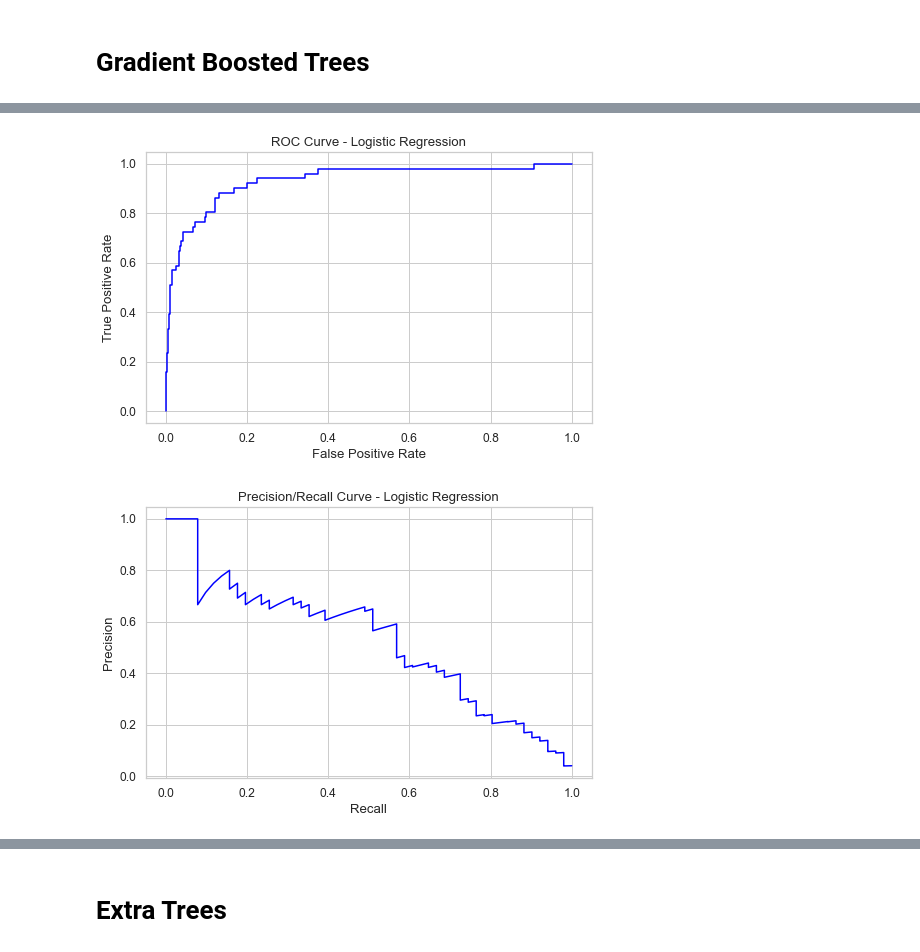
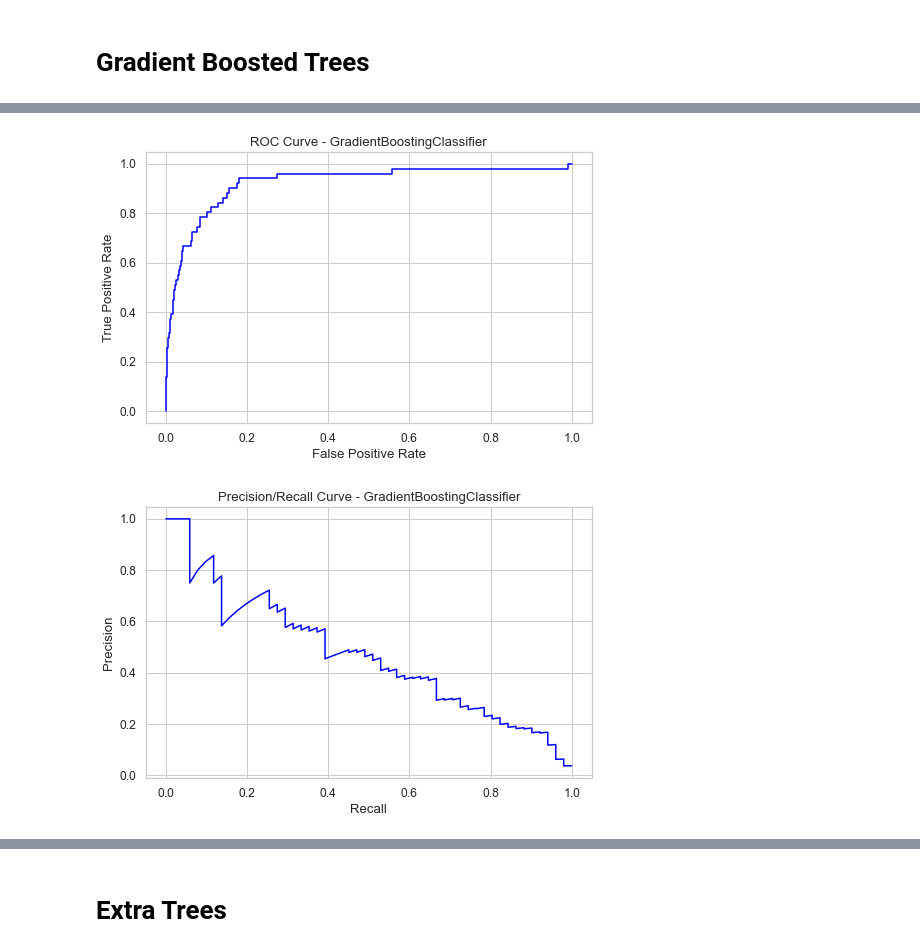
Before and after one commit to ReedBallesterosNU/MSDS-422-DL-Practical-Machine-Learning, a Jupyter notebook: Module-05/Assignment-02/Module 5 Assignment 2 - Company Bankruptcy Prediction (Kaggle)-Edit.ipynb, the cells around one changed output, grey strips where cells are left out. Drawn from its saved outputs; the diff is of its cells as text; code cells hidden in the pictures.

```diff
--- a/Module-05/Assignment-02/Module 5 Assignment 2 - Company Bankruptcy Prediction (Kaggle)-Edit.ipynb
+++ b/Module-05/Assignment-02/Module 5 Assignment 2 - Company Bankruptcy Prediction (Kaggle)-Edit.ipynb
@@ -307,7 +307,11 @@ kf = KFold(n_splits=K, shuffle=True, random_state=42)
 # Random Forest Classifier
 # %%
 %%time
-rfc_model = RandomForestClassifier(n_estimators=500, max_leaf_nodes=16, max_features='log2', criterion='gini', random_state=42)
+rfc_model = RandomForestClassifier(n_estimators=500,
+            max_leaf_nodes=16,
+            max_features='log2',
+            criterion='gini',
+            random_state=42)
 rfc_model.fit(train_df_X, train_df_y)
 y_pred = rfc_model.predict(X_val)
 cm = confusion_matrix(y_val,y_pred)
@@ -371,19 +373,3 @@ Wall time: 37 ms
 | 47 | Inventory Turnover Rate (times) | 0.000 |
 # %% [markdown]
 # Gradient Boosted Trees
-# %%
-%%time
-# hypertune n_estimators via early stopping
-#gbc_model = GradientBoostingClassifier(random_state=42)
-gbc_model = GradientBoostingClassifier(
-            max_depth=15,
-            n_estimators=200,
-            learning_rate=0.5,
-            max_features='log2',
-            random_state=42)
-gbc_model.fit(train_df_X, train_df_y)
-y_pred = gbc_model.predict(X_val)
-cm = confusion_matrix(y_val,y_pred)
-print('confusion matrix:\n',cm)
-print('accuracy score = ',accuracy_score(y_val,y_pred))
-print("Classification Report:\n",classification_report(y_val,y_pred))
@@ -491,26 +461,26 @@ fpr, tpr, _ = roc_curve(y_val,  y_pred_proba)
 
 #create ROC curve
 plt.plot(fpr,tpr, color="blue")
-plt.title('ROC Curve - Logistic Regression')
+plt.title('ROC Curve - GradientBoostingClassifier')
 plt.ylabel('True Positive Rate')
 plt.xlabel('False Positive Rate')
 plt.show()
 # %% [output]
-[figure, old version]
+[figure, new version]
 # %%
 #calculate precision and recall
 precision, recall, thresholds = precision_recall_curve(y_val, y_pred_proba)
 
 #create precision recall curve
 fig, ax = plt.subplots()
 ax.plot(recall, precision, color='blue')
 
 #add axis labels to plot
-ax.set_title('Precision/Recall Curve - Logistic Regression')
+ax.set_title('Precision/Recall Curve - GradientBoostingClassifier')
 ax.set_ylabel('Precision')
 ax.set_xlabel('Recall')
 
 #display plot
 plt.show()
 # %% [output]
-[figure, old version]
+[figure, new version]
```
Also changed, not shown: parts of 20 cells of this notebook.
